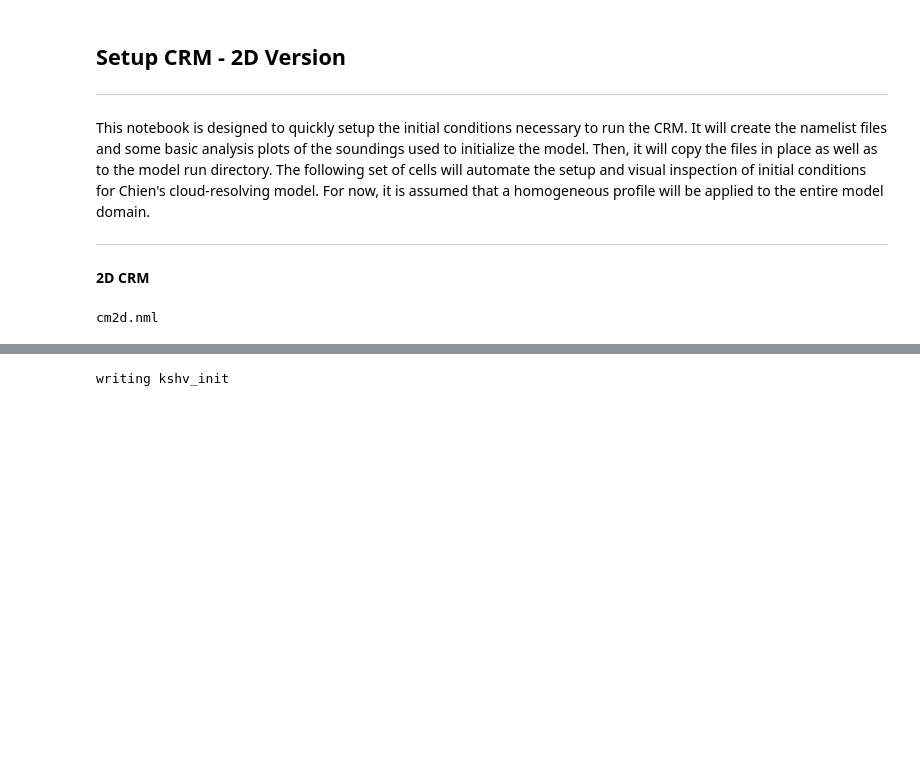
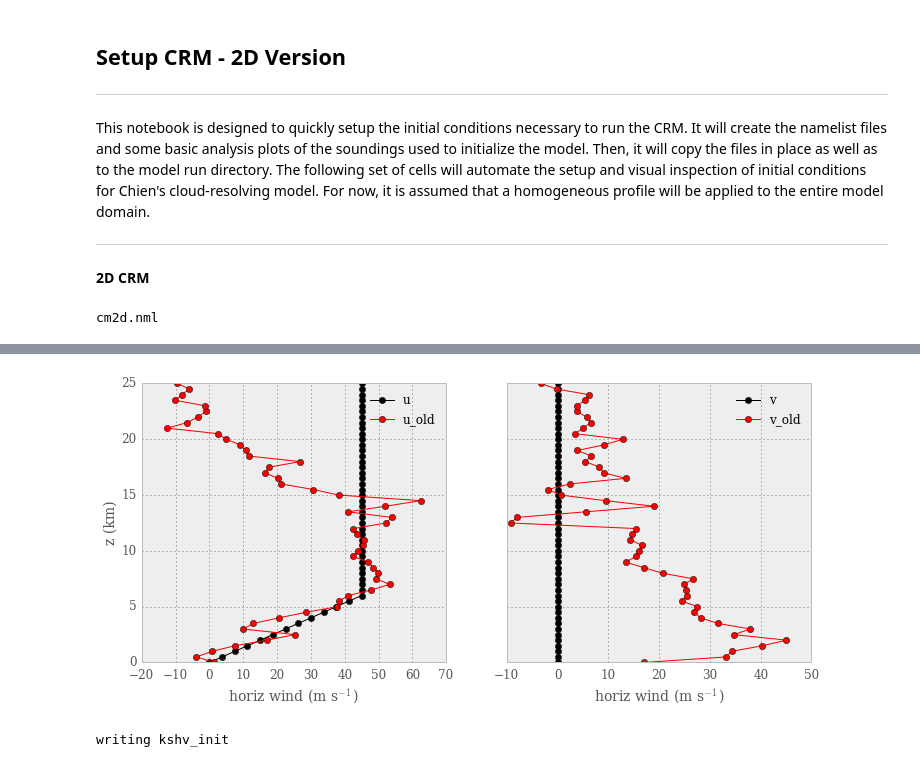
Before and after one commit to darothen/crm-tools, a Jupyter notebook: cases/case2_kshv_20110425_18z/setup_crm_2d.ipynb, the cells around one changed output, grey strips where cells are left out. Saved outputs shown, nothing was run; the diff lists cells and outputs as text; code cells hidden in the pictures; blank space fills up the shorter version.

```diff
--- a/cases/case2_kshv_20110425_18z/setup_crm_2d.ipynb
+++ b/cases/case2_kshv_20110425_18z/setup_crm_2d.ipynb
@@ -298,3 +332,25 @@ sounding diagnostics
+# %%
+## Plot winds
+fig, [ax1, ax2] = plt.subplots(1, 2, figsize=(12,5), sharey=True)
+us = model_sounding.us
+ax1.plot(us, z, "-ok", label="u")
+ax1.plot(u_old, z, "-or", label="u_old")
+#plt.plot(vs, z, "-or", label="v")
+ax1.set_xlabel("horiz wind (m s$^{-1}$)")
+ax1.set_ylabel("z (km)")
+#ax1.set_ylim(0, 15)
+ax1.legend(loc="best")
+
+vs = model_sounding.vs
+ax2.plot(vs, z, "-ok", label="v")
+ax2.plot(v_old, z, "-or", label="v_old")
+ax2.set_xlabel("horiz wind (m s$^{-1}$)")
+ax2.legend(loc="best")
+
+plt.savefig("wind_change.pdf")
+plt.savefig("wind_change.png")
+# %% [output]
+[figure, added]
 # %%
 print "writing", namelist['file_init']
 
```
Also changed, not shown: parts of 5 cells of this notebook, 1 other file.
